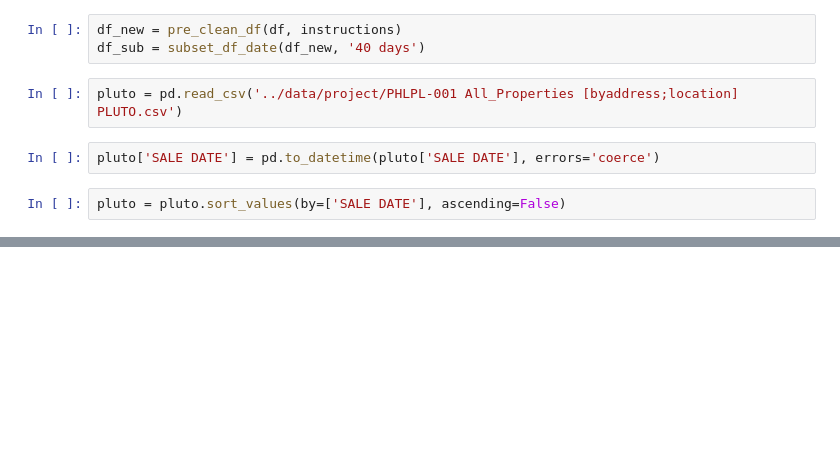
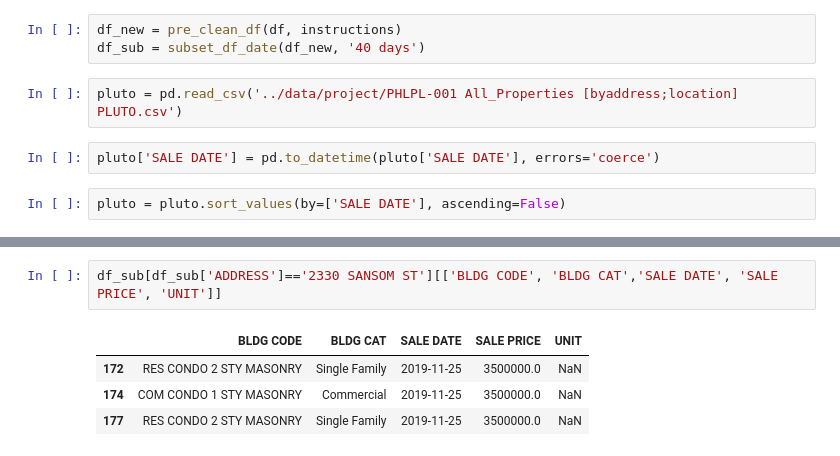
Before and after one commit to nding17/WhiterockAI, a Jupyter notebook: notebooks/PLUTO auto update pipeline.ipynb, the cells around one changed output, grey strips where cells are left out. Saved outputs shown, nothing was run; the diff lists cells and outputs as text; blank space fills up the shorter version.

```diff
--- a/notebooks/PLUTO auto update pipeline.ipynb
+++ b/notebooks/PLUTO auto update pipeline.ipynb
@@ -410,0 +417,7 @@ df_sub
+# %%
+df_sub[df_sub['ADDRESS']=='2330 SANSOM ST'][['BLDG CODE', 'BLDG CAT','SALE DATE', 'SALE PRICE', 'UNIT']]
+# %% [output]
+|  | BLDG CODE | BLDG CAT | SALE DATE | SALE PRICE | UNIT |
+| 172 | RES CONDO 2 STY MASONRY | Single Family | 2019-11-25 | 3500000.0 | NaN |
+| 174 | COM CONDO 1 STY MASONRY | Commercial | 2019-11-25 | 3500000.0 | NaN |
+| 177 | RES CONDO 2 STY MASONRY | Single Family | 2019-11-25 | 3500000.0 | NaN |
```
Also changed, not shown: parts of 10 cells of this notebook, 2 other files.
